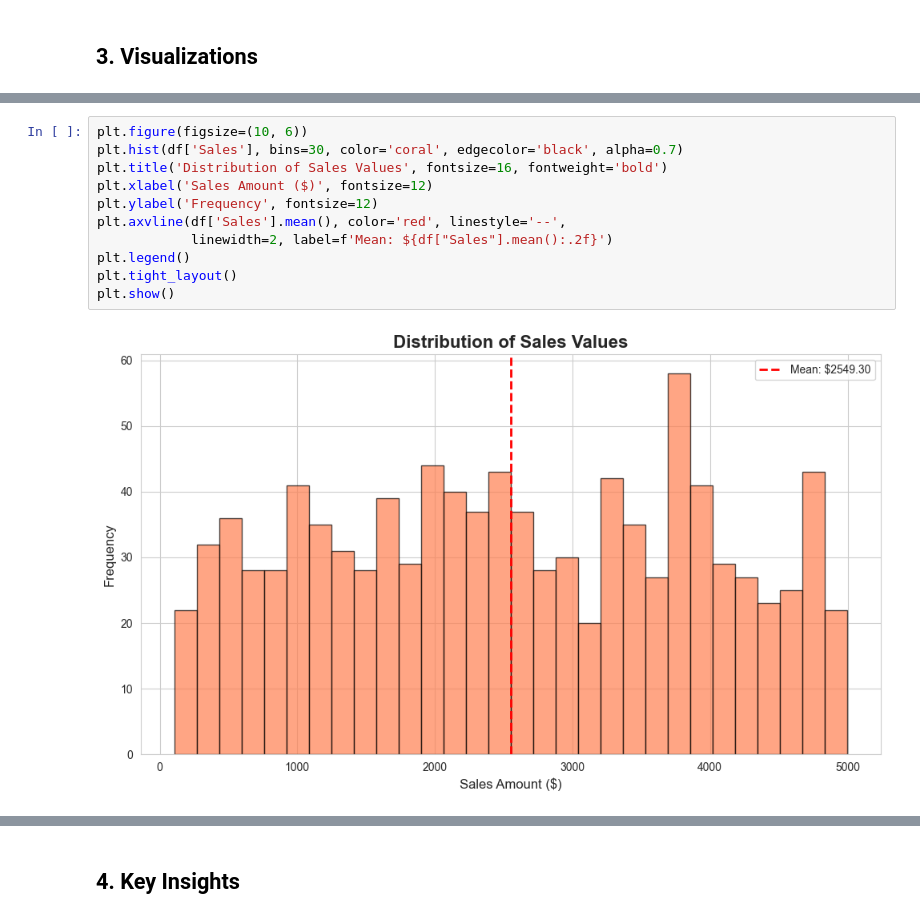
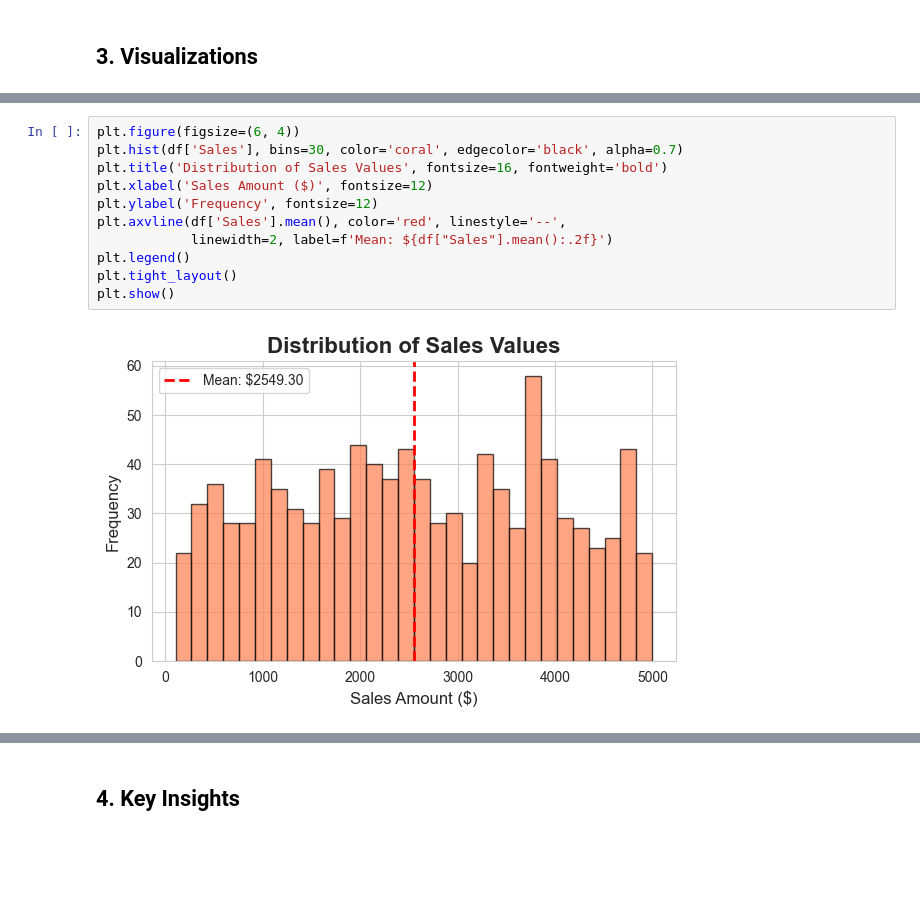
Before and after one commit to madhanr13/analytics-intern, a Jupyter notebook: Project1/sales_analysis.ipynb, the cells around one changed output, grey strips where cells are left out. Cells and saved outputs as stored; diff of their text form; blank space fills up the shorter version.

```diff
--- a/Project1/sales_analysis.ipynb
+++ b/Project1/sales_analysis.ipynb
@@ -130,16 +130,16 @@ plt.show()
 # %%
-plt.figure(figsize=(10, 6))
+plt.figure(figsize=(6, 4))
 plt.hist(df['Sales'], bins=30, color='coral', edgecolor='black', alpha=0.7)
 plt.title('Distribution of Sales Values', fontsize=16, fontweight='bold')
 plt.xlabel('Sales Amount ($)', fontsize=12)
 plt.ylabel('Frequency', fontsize=12)
 plt.axvline(df['Sales'].mean(), color='red', linestyle='--',
             linewidth=2, label=f'Mean: ${df["Sales"].mean():.2f}')
 plt.legend()
 plt.tight_layout()
 plt.show()
 # %% [output]
-[figure, old version]
+[figure, new version]
 # %%
 pivot_table = df.pivot_table(values='Sales', index='Category',
                              columns='Region', aggfunc='sum')
```
Also changed, not shown: parts of 4 cells of this notebook, 2 other files.
